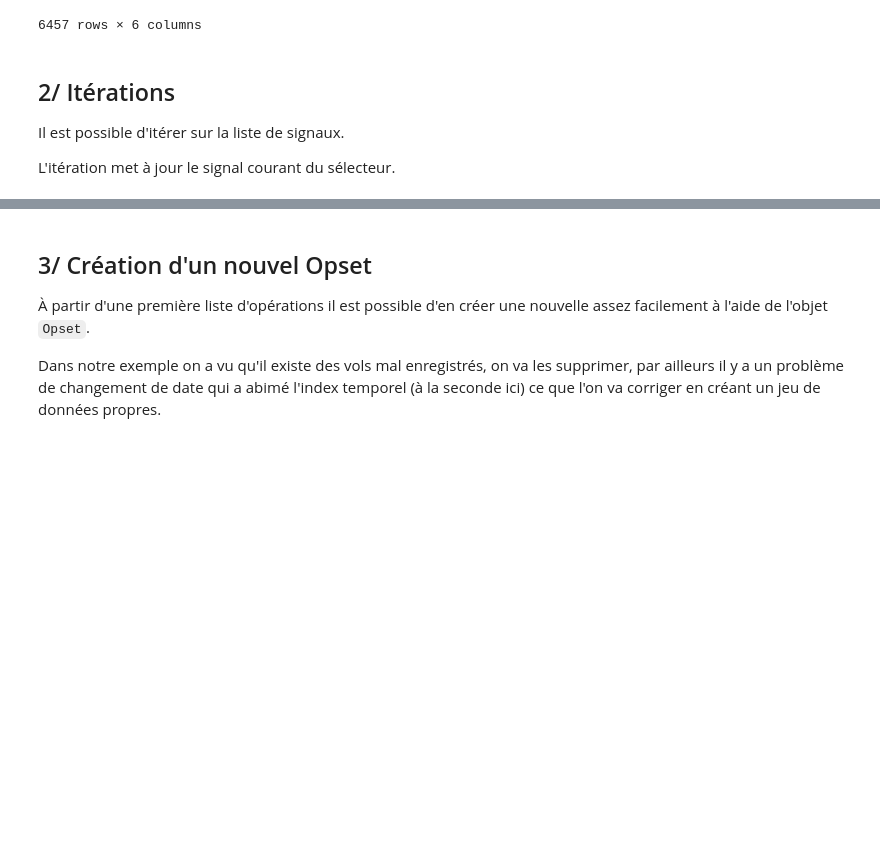
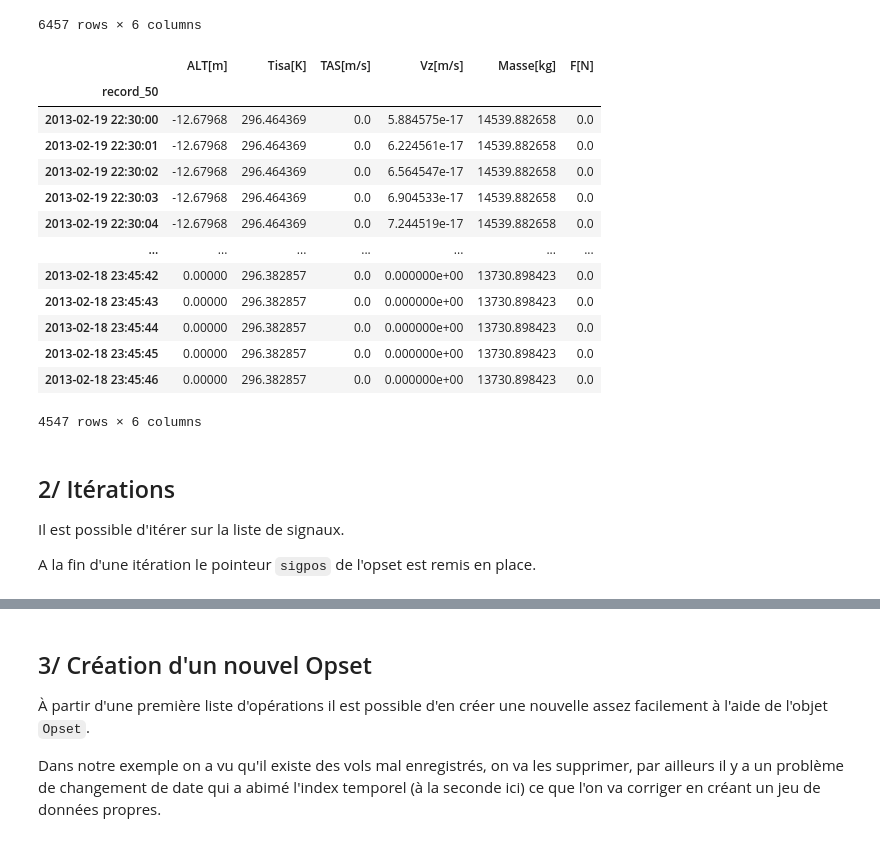
Before and after one commit to jee51/tabata, a Jupyter notebook: notebooks/opset_doc.ipynb, the cells around one changed output, grey strips where cells are left out. Drawn from its saved outputs; the diff is of its cells as text; code cells hidden in the pictures; blank space fills up the shorter version.

```diff
--- a/notebooks/opset_doc.ipynb
+++ b/notebooks/opset_doc.ipynb
@@ -109,11 +109,28 @@ ds[3]
 | 2012-07-27 08:21:35 | -3.803904 | 296.407311 | 0.0 | 0.101034 | 13766.831159 | 0.0 |
 | 2012-07-27 08:21:36 | -3.803904 | 296.407311 | 0.0 | 0.103772 | 13766.831159 | 0.0 |
 6457 rows × 6 columns
+# %%
+ds[-2]
+# %% [output]
+|  | ALT[m] | Tisa[K] | TAS[m/s] | Vz[m/s] | Masse[kg] | F[N] |
+| record_50 |  |  |  |  |  |  |
+| 2013-02-19 22:30:00 | -12.67968 | 296.464369 | 0.0 | 5.884575e-17 | 14539.882658 | 0.0 |
+| 2013-02-19 22:30:01 | -12.67968 | 296.464369 | 0.0 | 6.224561e-17 | 14539.882658 | 0.0 |
+| 2013-02-19 22:30:02 | -12.67968 | 296.464369 | 0.0 | 6.564547e-17 | 14539.882658 | 0.0 |
+| 2013-02-19 22:30:03 | -12.67968 | 296.464369 | 0.0 | 6.904533e-17 | 14539.882658 | 0.0 |
+| 2013-02-19 22:30:04 | -12.67968 | 296.464369 | 0.0 | 7.244519e-17 | 14539.882658 | 0.0 |
+| ... | ... | ... | ... | ... | ... | ... |
+| 2013-02-18 23:45:42 | 0.00000 | 296.382857 | 0.0 | 0.000000e+00 | 13730.898423 | 0.0 |
+| 2013-02-18 23:45:43 | 0.00000 | 296.382857 | 0.0 | 0.000000e+00 | 13730.898423 | 0.0 |
+| 2013-02-18 23:45:44 | 0.00000 | 296.382857 | 0.0 | 0.000000e+00 | 13730.898423 | 0.0 |
+| 2013-02-18 23:45:45 | 0.00000 | 296.382857 | 0.0 | 0.000000e+00 | 13730.898423 | 0.0 |
+| 2013-02-18 23:45:46 | 0.00000 | 296.382857 | 0.0 | 0.000000e+00 | 13730.898423 | 0.0 |
+4547 rows × 6 columns
 # %% [markdown]
 ## 2/ Itérations
 Il est possible d'itérer sur la liste de signaux.
 
-L'itération met à jour le signal courant du sélecteur.
+A la fin d'une itération le pointeur `sigpos` de l'opset est remis en place.
 # %%
 n=0
 for df in ds.iterator(3):
```
Also changed, not shown: parts of 9 cells of this notebook, 3 other files.
